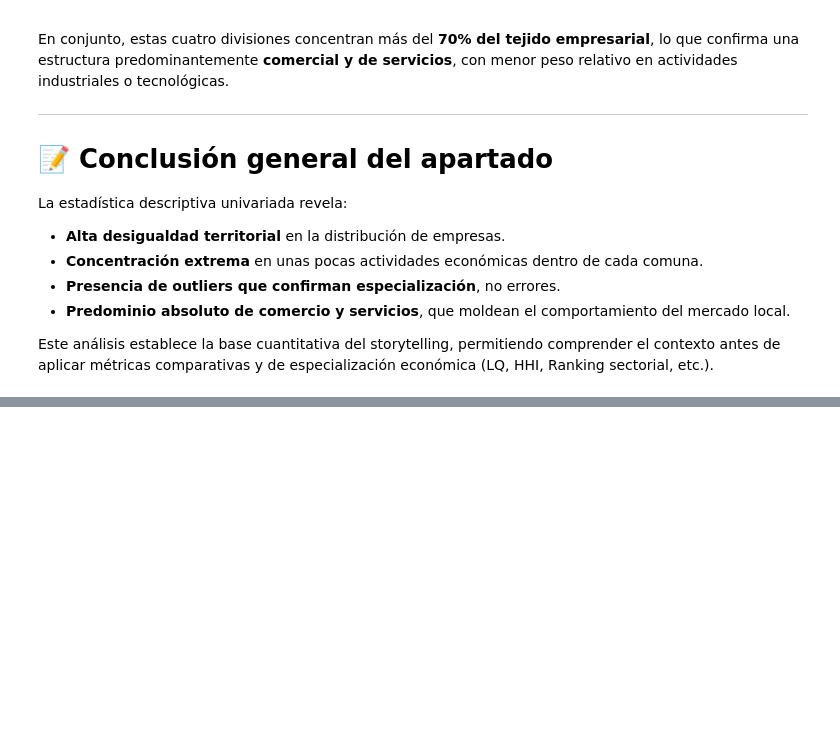
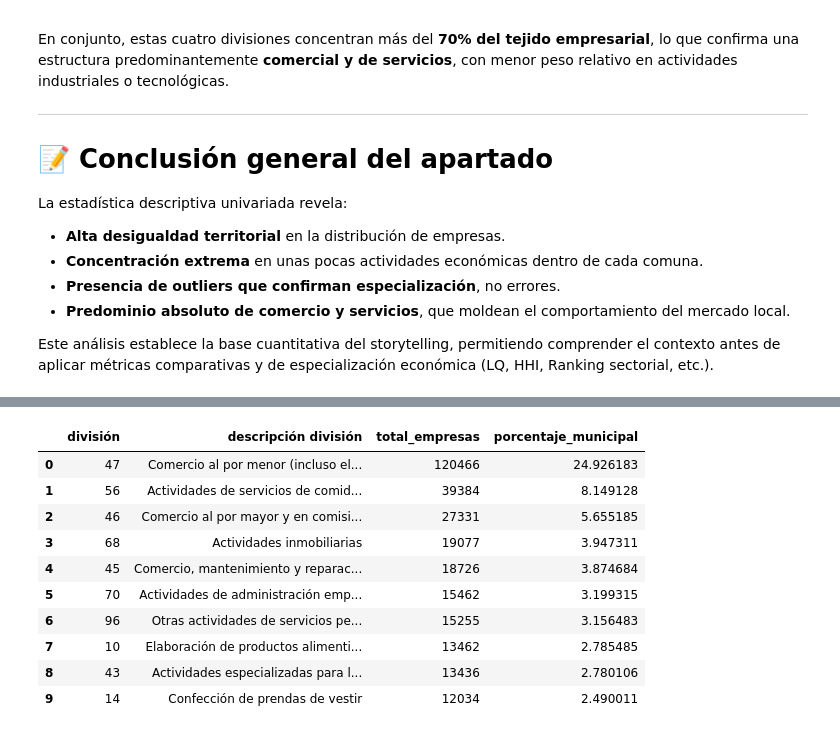
Before and after one commit to smaje99/diploma-in-data-analytics-in-business-management-unir, a Jupyter notebook: medellin-business-landscape/medellin-business-landscape.ipynb, the cells around one changed output, grey strips where cells are left out. Cells and saved outputs as stored; diff of their text form; code cells hidden in the pictures; blank space fills up the shorter version.

```diff
--- a/medellin-business-landscape/medellin-business-landscape.ipynb
+++ b/medellin-business-landscape/medellin-business-landscape.ipynb
@@ -1543,0 +1652,16 @@ Este análisis establece la base cuantitativa del storytelling, permitiendo comp
+# %%
+# Top 10 sectores (división)
+top_10_sectores = empresas_por_division.head(10)
+top_10_sectores
+# %% [output]
+|  | división | descripción división | total_empresas | porcentaje_municipal |
+| 0 | 47 | Comercio al por menor (incluso el... | 120466 | 24.926183 |
+| 1 | 56 | Actividades de servicios de comid... | 39384 | 8.149128 |
+| 2 | 46 | Comercio al por mayor y en comisi... | 27331 | 5.655185 |
+| 3 | 68 | Actividades inmobiliarias | 19077 | 3.947311 |
+| 4 | 45 | Comercio, mantenimiento y reparac... | 18726 | 3.874684 |
+| 5 | 70 | Actividades de administración emp... | 15462 | 3.199315 |
+| 6 | 96 | Otras actividades de servicios pe... | 15255 | 3.156483 |
+| 7 | 10 | Elaboración de productos alimenti... | 13462 | 2.785485 |
+| 8 | 43 | Actividades especializadas para l... | 13436 | 2.780106 |
+| 9 | 14 | Confección de prendas de vestir | 12034 | 2.490011 |
```
Also changed, not shown: parts of 6 cells of this notebook, 3 other files.
